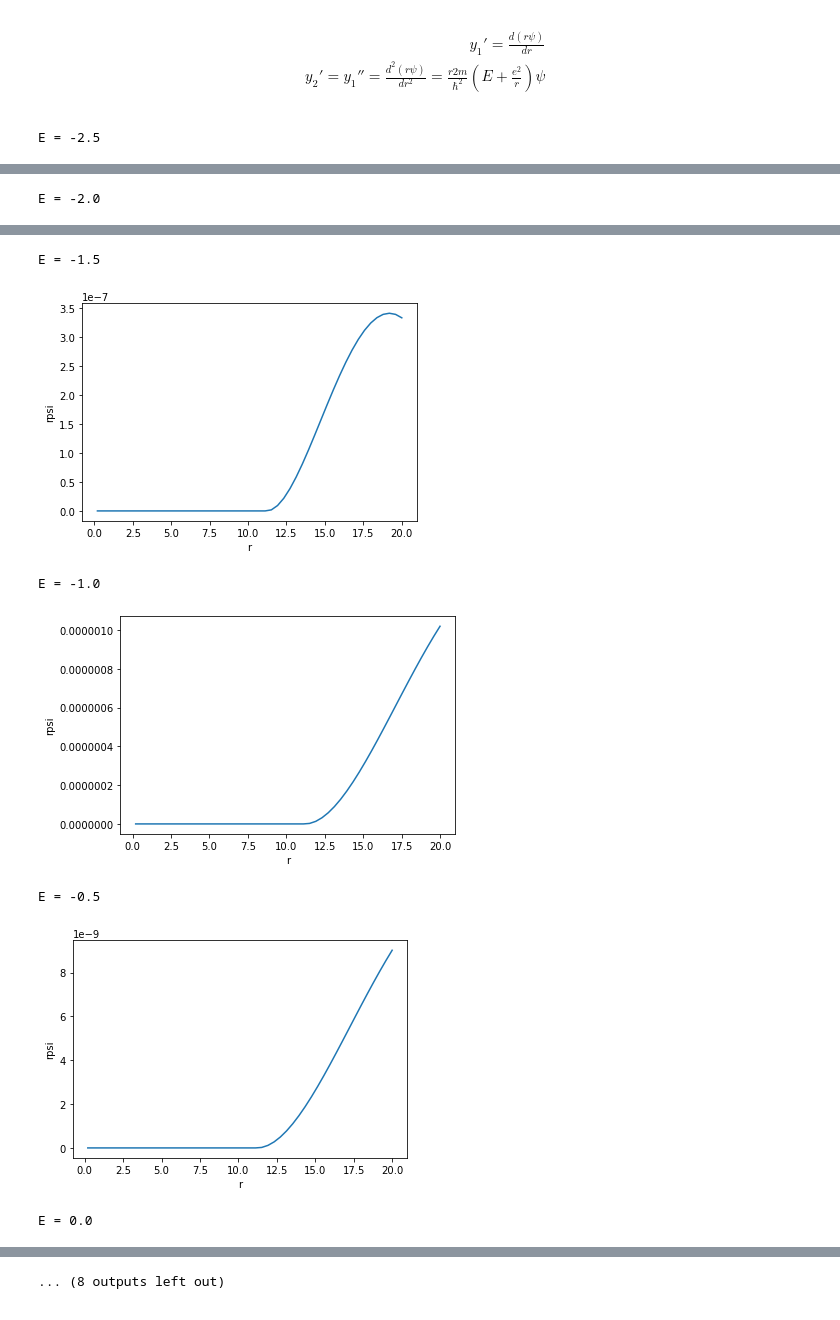
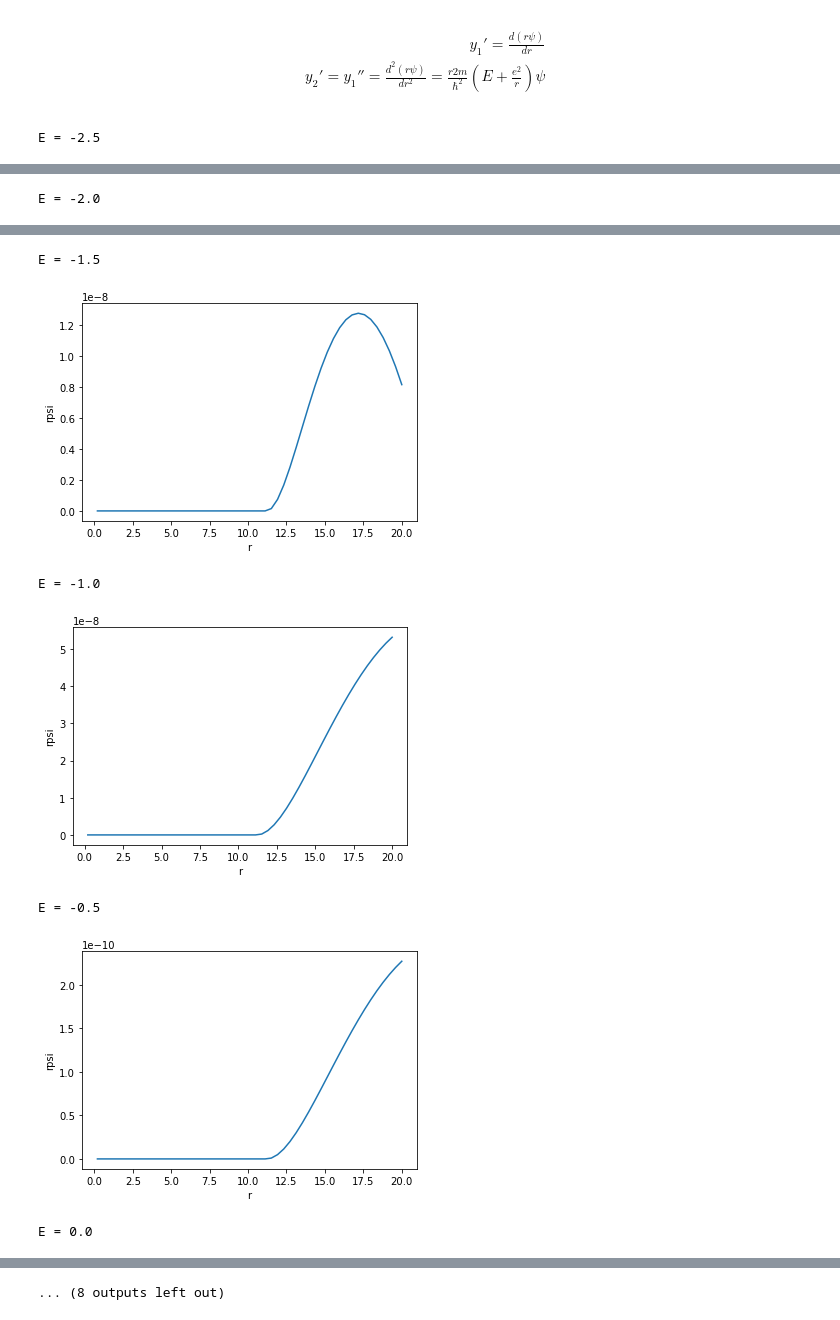
Before and after one commit to simwat/symphony, a Jupyter notebook: Schrodinger_Practice/fsolve_hydrogen_shooting_method .ipynb, the cells around one changed output, grey strips where cells are left out. Saved outputs shown, nothing was run; the diff lists cells and outputs as text; code cells hidden in the pictures.

```diff
--- a/Schrodinger_Practice/fsolve_hydrogen_shooting_method .ipynb
+++ b/Schrodinger_Practice/fsolve_hydrogen_shooting_method .ipynb
@@ -44,7 +44,7 @@ def odefun(r, rpsi, p, n):
     E = p*n
     # define the derivative as above
     dy_1dr = y_2
-    dy_2dr = 2*r*(E + 1/r)*rpsi[0]/r
+    dy_2dr = - 2*r*(E + 1/r)*rpsi[0]/r
     # return the expression of y_1' and y_2' wrt r*psi
     return [dy_1dr, dy_2dr]
     # let m = hbar = e = 1
@@ -59,7 +59,7 @@ rspan = np.linspace(0.2, 20)
 import numpy as np
 from scipy.integrate import odeint
 import scipy.integrate
-
+p = 1
 # y_2_0 is the initial derivative
 # the objective func solves odefun as an initial value problem
 #     with a given initial position and derivative
@@ -90,7 +90,7 @@ y_2_0 = fsolve(objective, 1.0)
 for i in range(10):
     p = i/2 - 2.5
     rpsi = sp.integrate.solve_ivp(odefun, [0.1, 50, 100], y0=[y_1_0, y_2_0], t_eval=rspan, args=(p, 1))
-    plt.plot(rspan, rpsi.y[0])
+    plt.plot(rspan, rpsi.y[0]/rspan)
     plt.xlabel("r")
     plt.ylabel("rpsi")
     print("E =", p)
@@ -103,7 +103,7 @@ E = -2.0
 E = -1.5
-[figure, old version]
+[figure, new version]
 E = -1.0
-[figure, old version]
+[figure, new version]
 E = -0.5
-[figure, old version]
+[figure, new version]
 E = 0.0
```
Also changed, not shown: parts of 1 cell of this notebook, 1 other file.
